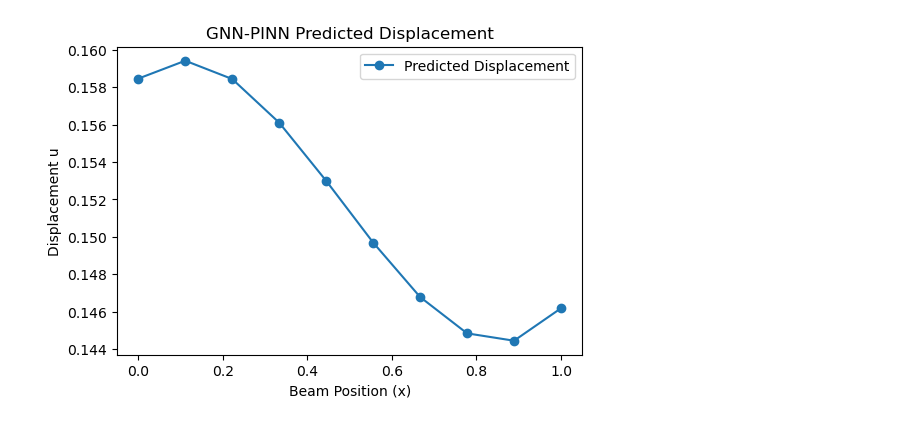
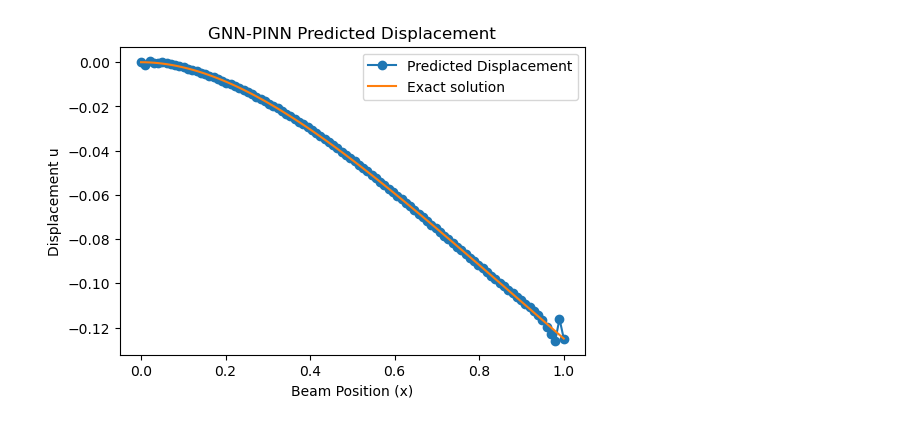
Before and after one commit to alleswe2k/PINNs, a Jupyter notebook: 1D_graph/graph_class2.ipynb, the cells around one changed output. Drawn from its saved outputs; the diff is of its cells as text; code cells hidden in the pictures.

Commit message:
Weird graphs

```diff
--- a/1D_graph/graph_class2.ipynb
+++ b/1D_graph/graph_class2.ipynb
@@ -122,23 +83,22 @@ class BeamGNN(torch.nn.Module):
         self.conv1 = pyg_nn.GCNConv(input_dim, hidden_dim)
         self.conv2 = pyg_nn.GCNConv(hidden_dim, hidden_dim)
         self.conv3 = pyg_nn.GCNConv(hidden_dim, hidden_dim)
-        self.conv4 = pyg_nn.GCNConv(hidden_dim, output_dim)
+        self.conv4 = pyg_nn.GCNConv(hidden_dim, hidden_dim)
+        self.conv5 = pyg_nn.GCNConv(hidden_dim, output_dim)
 
     def forward(self, data):
         x, edge_index = data.x, data.edge_index
-        x = nn.functional.tanh(self.conv1(x, edge_index))
-        x = nn.functional.tanh(self.conv2(x, edge_index))
-        x = nn.functional.tanh(self.conv3(x, edge_index))
-        x = self.conv4(x, edge_index)  # Output: Predicted displacements
+        x = torch.tanh(self.conv1(x, edge_index))
+        x = torch.tanh(self.conv2(x, edge_index))
+        x = torch.tanh(self.conv3(x, edge_index))
+        x = torch.tanh(self.conv4(x, edge_index))
+        x = self.conv5(x, edge_index)  # Output: Predicted displacements
+
+        # Enforce boundary conditions
+        x[data.x[:, 1] == 1] = 0  # Left boundary (assuming displacement is zero)
+        x[data.x[:, 1] == 2] = q1(1)  # Right boundary (apply exact solution)
+
         return x
-
-# Initialize the model
-input_dim = 3  # [x-position, boundary condition flag, force]
-hidden_dim = 32
-output_dim = 2  # Predict u and m
-
-model = BeamGNN(input_dim, hidden_dim, output_dim)
-optimizer = torch.optim.Adam(model.parameters(), lr=0.01)
 # %%
 class PINN_graph():
     def __init__(self, graph):
@@ -208,4 +172,4 @@ BeamGNN(
 )
 # %%
-model.train(2000)
+model.train(5000)
 # %% [output]
@@ -224,17 +193,23 @@ TypeError: ones_like(): argument 'input' (position 1) must be Tensor, not NoneTy
 # %%
 import matplotlib.pyplot as plt
+model.gnn.eval()
+# Get predictions
+u = model.model_value(beam_graph)
+u_pred = u.detach().cpu().numpy()
 
-# Get predictions
-with torch.no_grad():
-    u_pred = model(beam_graph).numpy()
 
-# Plot displacement along the beam
+
+x = beam_graph.x[:,0:1]
+x_pred = x.detach().cpu().numpy()
+
 plt.figure(figsize=(6, 4))
-plt.plot(beam_graph.x[:, 0], u_pred, 'o-', label="Predicted Displacement")
+plt.plot(x_pred, u_pred, 'o-', label="Predicted Displacement")
+plt.plot(x_pred, exact.numpy(), label="Exact solution")
+# plt.xlim([0,0.2])
 plt.xlabel("Beam Position (x)")
 plt.ylabel("Displacement u")
 plt.title("GNN-PINN Predicted Displacement")
 plt.legend()
 plt.show()
 # %% [output]
-[figure, old version]
+[figure, new version]
```
Also changed, not shown: parts of 9 cells of this notebook, 3 other files.
